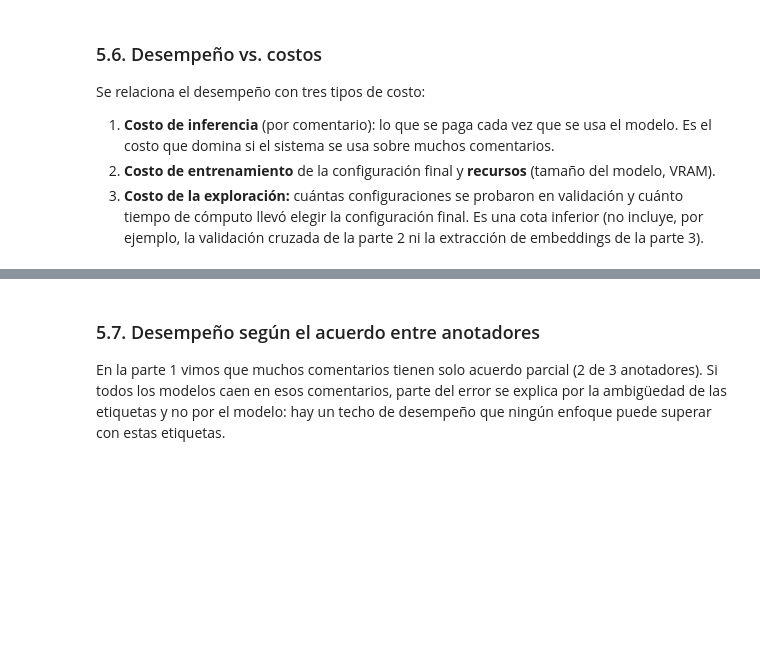
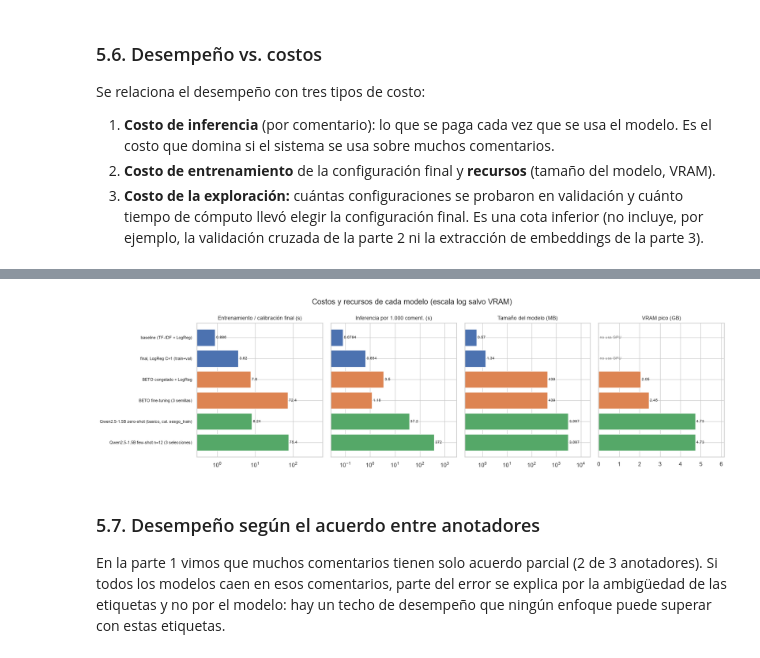
Before and after one commit to AgustinMendez25/TP3-IAyNeuro, a Jupyter notebook: Etapa5.ipynb, the cells around one changed output, grey strips where cells are left out. Cells and saved outputs as stored; diff of their text form; code cells hidden in the pictures; blank space fills up the shorter version.

```diff
--- a/Etapa5.ipynb
+++ b/Etapa5.ipynb
@@ -463,29 +561,31 @@ print("El mejor Macro-F1 de validación es optimista: es el máximo entre muchas
 # %%
 fig, axes = plt.subplots(1, 4, figsize=(17, 0.55 * len(comp) + 1.5), sharey=True)
 y_pos = np.arange(len(comp))
 colores = [COLORES[e] for e in comp["enfoque"]]
-for ax, col, titulo, log in [(axes[0], "t_train_s", "Entrenamiento final (s)", True),
+for ax, col, titulo, log in [(axes[0], "t_train_s", "Entrenamiento / calibración final (s)", True),
                              (axes[1], "t_inf_por_1000_s", "Inferencia por 1.000 coment. (s)", True),
                              (axes[2], "tamaño_modelo_MB", "Tamaño del modelo (MB)", True),
                              (axes[3], "vram_pico_GB", "VRAM pico (GB)", False)]:
     valores = comp[col].fillna(0).to_numpy(dtype=float)
     ax.barh(y_pos, valores, color=colores)
     if log:
         ax.set_xscale("log")
         ax.set_xlim(valores[valores > 0].min() / 3, valores.max() * 8)
     else:
         ax.set_xlim(0, valores.max() * 1.3)
     for y, v in zip(y_pos, valores):
         if v > 0:
-            ax.text(v, y, f" {v:.3g}", va="center", fontsize=7.5)
+            ax.text(v, y, f" {v:,.0f}" if v >= 1000 else f" {v:.3g}", va="center", fontsize=7.5)
         else:
             ax.text(ax.get_xlim()[0], y, " no requiere" if col == "t_train_s" else " no usa GPU", va="center",
                     fontsize=7.5, color="gray")
     ax.set_title(titulo, fontsize=10)
 axes[0].set_yticks(y_pos); axes[0].set_yticklabels([CORTO[m] for m in comp.index], fontsize=8)
 axes[0].invert_yaxis()
 plt.suptitle("Costos y recursos de cada modelo (escala log salvo VRAM)")
 plt.tight_layout(); plt.show()
+# %% [output]
+[figure, added]
 # %% [markdown]
 ### 5.7. Desempeño según el acuerdo entre anotadores
 
```
Also changed, not shown: parts of 24 cells of this notebook.
